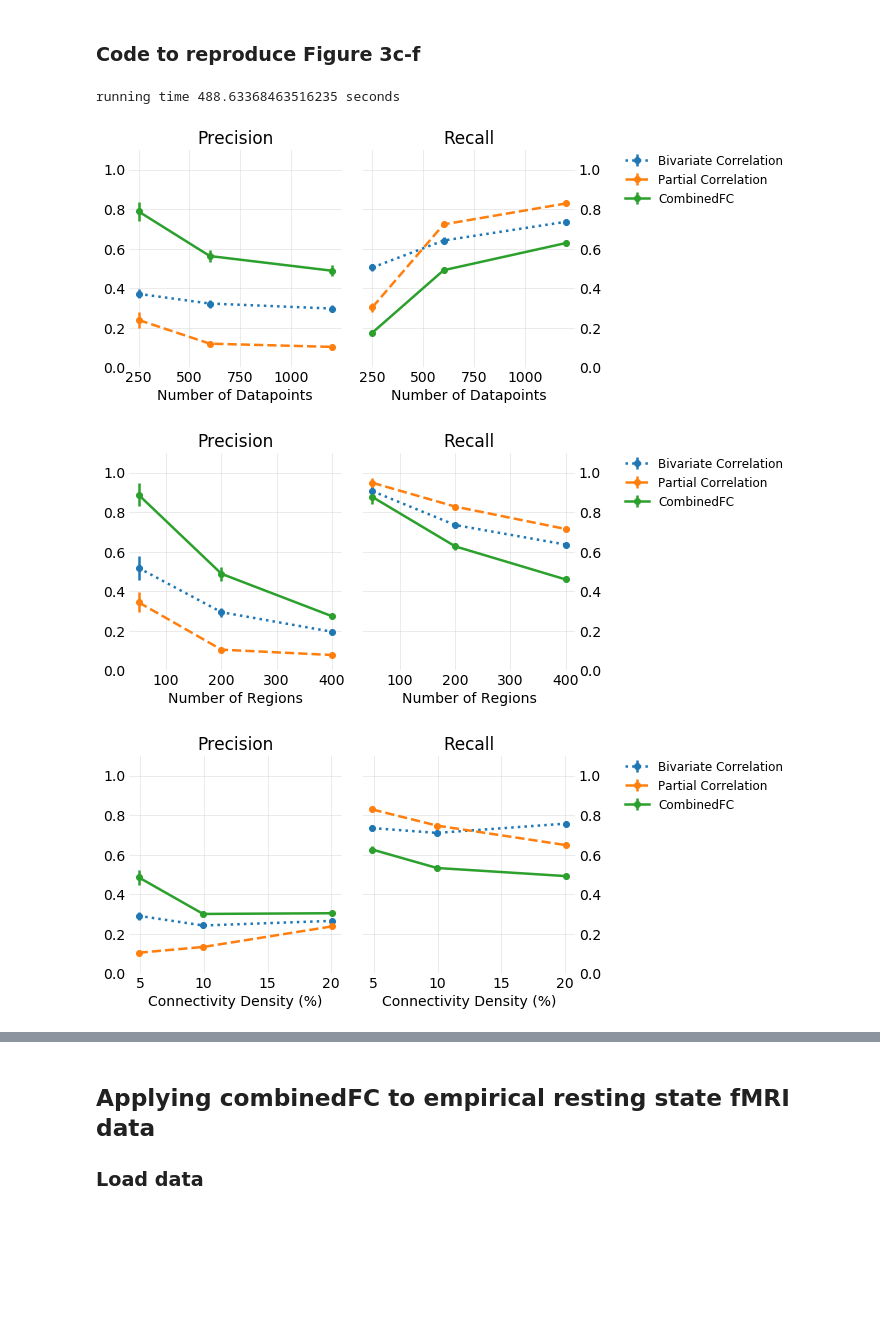
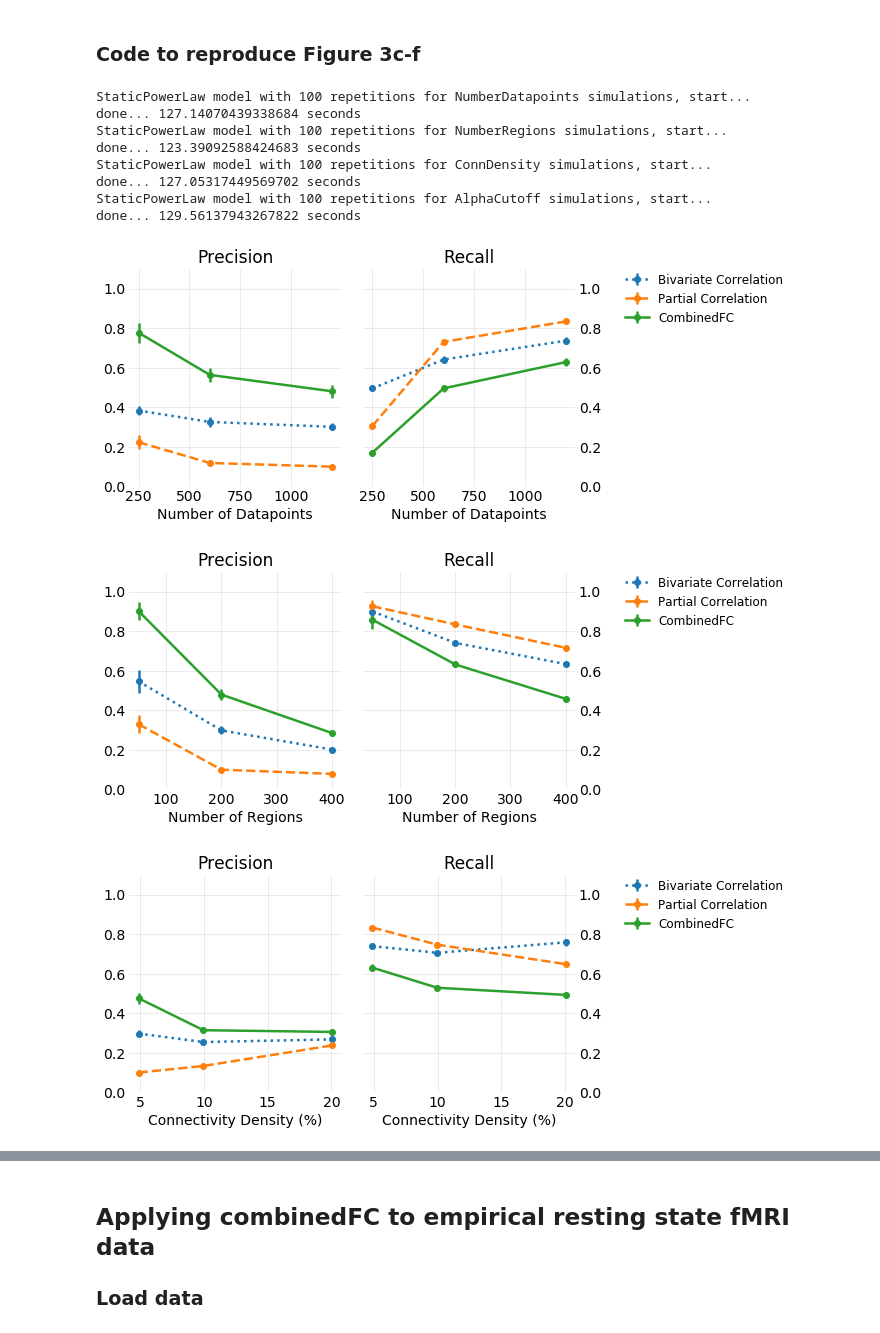
Before and after one commit to ColeLab/CombinedFC, a Jupyter notebook: Results_Notebook.ipynb, the cells around one changed output, grey strips where cells are left out. Cells and saved outputs as stored; diff of their text form; code cells hidden in the pictures; blank space fills up the shorter version.

```diff
--- a/Results_Notebook.ipynb
+++ b/Results_Notebook.ipynb
@@ -161,14 +160,9 @@ running time 490.2730574607849 seconds
 # %% [markdown]
 ### Code to reproduce Figure 3c-f
 # %%
-t = time.time()
+for i in range(4):
 
-#set up parameters for the simulations.
-#Defined here, since they will also be used in the plots
-#the parameters defined as arrays (in []) are the ones analyzed
-
-
-for i in range(4):
+    t = time.time()
 
     #number of simulations
     repetitions=100
@@ -218,8 +212,13 @@ for i in range(4):
     cfcEquivalenceTest = False
     #minimum effect of interest for correlation
     equiv_bounds = [0.2]
+
+    #The simulation function is not load by default, have to call it as:
+    from CombinedFCToolBox import simulation
+    #print start of the simulation
+    print(f'{model} model with {repetitions} repetitions for {case} simulations, start...')
     #run the simulation with the given parameters
-    [Accuracy_Asso, Accuracy_condAsso, Accuracy_combfc, nEdges] = cfc.simulation(
+    [Accuracy_Asso, Accuracy_condAsso, Accuracy_combfc, nEdges] = simulation.simulation(
                                                                                 repetitions = repetitions,
                                                                                 model = model,
                                                                                 nNodes = nNodes,
@@ -238,9 +237,7 @@ for i in range(4):
 
 
 
-    #clear the error messages from ill-defined simulations (if any) that were tossed away
-    #TODO: catch the error messages from origin and not show it
-    clear_output()
+    print(f'done... {time.time() - t} seconds')
 
     #Plot figures for average precision and recall across N repetitions
 
@@ -266,38 +263,42 @@ for i in range(4):
             linestyle = 'solid'
 
         cfc.plotAvgPrecisionRecall(
                                    ax1 = ax1,
                                    ax2 = ax2,
                                    nEdges = nEdges,
                                    nNodes = nNodes,
                                    nDatapoints = nDatapoints,
                                    alphaSig = alphaSig,
                                    equiv_bounds = equiv_bounds,
                                    precision = acc_results[:,:,:,:,:,:,0],
                                    recall = acc_results[:,:,:,:,:,:,1],
                                    method = method,
                                    linestyle = linestyle,
                                    marker = 'o'
                                    )
 
     ##activate the next lines if want to save the figures
     ##remove the legends if necessary
     #ax2.get_legend().remove()
     ##define the name of the figure file
     #if cfcEquivalenceTest == False:
     #    combFCZeroCorr = 'nonSig'
     #else:
     #    combFCZeroCorr = 'EqTest'
     #nameFig = f'resultsSimPlotsFinal/{case}_{repetitions}rep_{model}_{dataType}_{combFCZeroCorr}'
     ##save the figure with the desired dpi
     #plt.savefig(nameFig, dpi=300, bbox_inches='tight')
-
-
-print(f'running time {time.time() - t} seconds')
 # %% [output]
-running time 488.63368463516235 seconds
+StaticPowerLaw model with 100 repetitions for NumberDatapoints simulations, start...
+done... 127.14070439338684 seconds
+StaticPowerLaw model with 100 repetitions for NumberRegions simulations, start...
+done... 123.39092588424683 seconds
+StaticPowerLaw model with 100 repetitions for ConnDensity simulations, start...
+done... 127.05317449569702 seconds
+StaticPowerLaw model with 100 repetitions for AlphaCutoff simulations, start...
+done... 129.56137943267822 seconds
 [figure]
-[figure, old version]
+[figure, new version]
 [figure]
 [figure]
 # %% [markdown]
```
Also changed, not shown: parts of 5 cells of this notebook.
